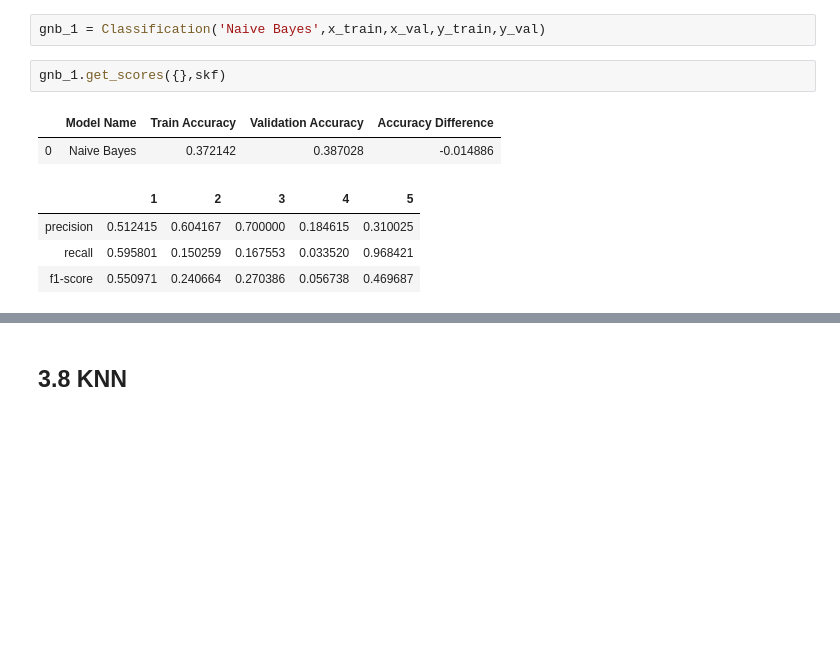
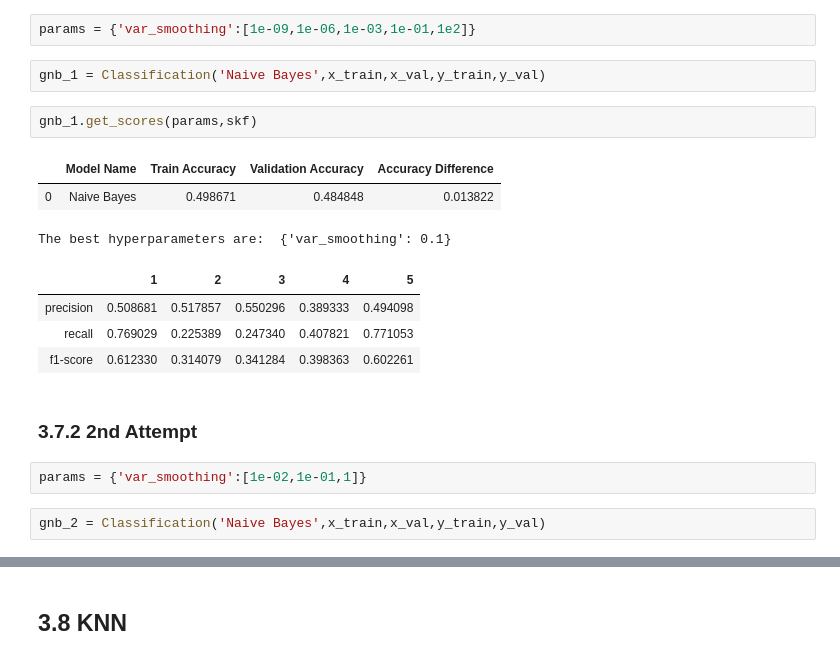
Before and after one commit to awesomeahi95/Hotel_Review_NLP, a Jupyter notebook: 3.Modelling_and_Hyperparameter_Tuning.ipynb, the cells around one changed output, grey strips where cells are left out. Drawn from its saved outputs; the diff is of its cells as text; blank space fills up the shorter version.

```diff
--- a/3.Modelling_and_Hyperparameter_Tuning.ipynb
+++ b/3.Modelling_and_Hyperparameter_Tuning.ipynb
@@ -237,11 +239,20 @@ The best hyperparameters are:  {'C': 0.19, 'gamma': 'scale', 'kernel': 'linear'}
+# %%
+params = {'var_smoothing':[1e-09,1e-06,1e-03,1e-01,1e2]}
 # %%
 gnb_1 = Classification('Naive Bayes',x_train,x_val,y_train,y_val)
 # %%
-gnb_1.get_scores({},skf)
+gnb_1.get_scores(params,skf)
 # %% [output]
 |  | Model Name | Train Accuracy | Validation Accuracy | Accuracy Difference |
-| 0 | Naive Bayes | 0.372142 | 0.387028 | -0.014886 |
+| 0 | Naive Bayes | 0.498671 | 0.484848 | 0.013822 |
+The best hyperparameters are:  {'var_smoothing': 0.1}
 |  | 1 | 2 | 3 | 4 | 5 |
-| precision | 0.512415 | 0.604167 | 0.700000 | 0.184615 | 0.310025 |
-| recall | 0.595801 | 0.150259 | 0.167553 | 0.033520 | 0.968421 |
-| f1-score | 0.550971 | 0.240664 | 0.270386 | 0.056738 | 0.469687 |
+| precision | 0.508681 | 0.517857 | 0.550296 | 0.389333 | 0.494098 |
+| recall | 0.769029 | 0.225389 | 0.247340 | 0.407821 | 0.771053 |
+| f1-score | 0.612330 | 0.314079 | 0.341284 | 0.398363 | 0.602261 |
+# %% [markdown]
+### 3.7.2 2nd Attempt
+# %%
+params = {'var_smoothing':[1e-02,1e-01,1]}
+# %%
+gnb_2 = Classification('Naive Bayes',x_train,x_val,y_train,y_val)
```
Also changed, not shown: parts of 3 cells of this notebook, 13 other files.
